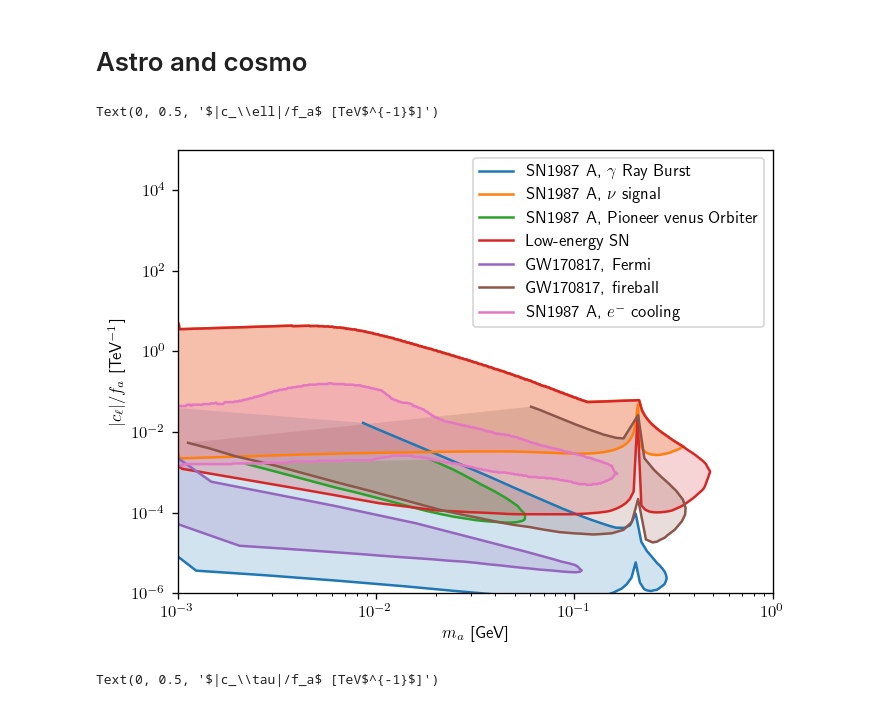
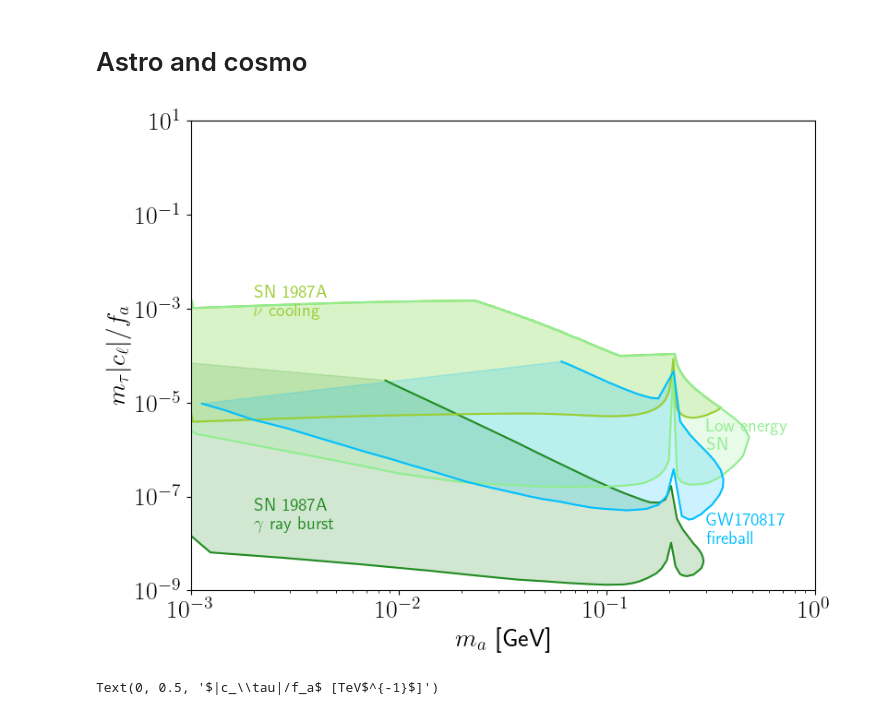
Before and after one commit to Jorge-Alda/tauALPs, a Jupyter notebook: ALP/astro_cosmo/astro_cosmo.ipynb, the cells around one changed output. Drawn from its saved outputs; the diff is of its cells as text; code cells hidden in the pictures.

Commit message:
Correct the trapping regime according to 2204.11862

```diff
--- a/ALP/astro_cosmo/astro_cosmo.ipynb
+++ b/ALP/astro_cosmo/astro_cosmo.ipynb
@@ -25,6 +25,11 @@ df_sn_pvo = pd.read_csv('SN1987A_PVO.txt', skiprows=2, sep='\t', names=['ma_eV',
 df_sne = pd.read_csv('SNe.txt', skiprows=3, sep='\t', names=['ma_eV', 'g_gamma']) #2201.09890
 df_gw_fermi = pd.read_csv('GW170817_Fermi.txt', skiprows=3, sep='\t', names=['ma_eV', 'g_gamma']) #2305.01002
 df_gw_fireball = pd.read_csv('GW170817_fireball.txt', skiprows=4, sep='\t', names=['ma_eV', 'g_gamma']) #2305.10327
+# %%
+# Trapping limit in 2204.11862
+
+df_sn_nu['g_gamma'] = [min(g, 2e-6) for g in df_sn_nu['g_gamma']]
+df_sne['g_gamma'] = [min(g, 2e-6) for g in df_sne['g_gamma']]
 # %%
 me = particle.literals.e_minus.mass/1000
 mmu = particle.literals.mu_minus.mass/1000
@@ -48,34 +53,47 @@ def Cgammagamma(ma, mlep, cgg0=0):
         c += B1(4*m**2/ma**2)
     return -c*alpha_em/np.pi
 # %%
-plt.figure(dpi=120)
-plt.loglog(df_sn_gamma['ma_eV']*1e-9, [1000*df_sn_gamma['g_gamma'][i]/np.abs(Cgammagamma(df_sn_gamma['ma_eV'][i]*1e-9, [me, mmu, mtau])) for i in df_sn_gamma.index], label=r'SN1987 A, $\gamma$ Ray Burst')
-plt.fill(df_sn_gamma['ma_eV']*1e-9, [1000*df_sn_gamma['g_gamma'][i]/np.abs(Cgammagamma(df_sn_gamma['ma_eV'][i]*1e-9, [me, mmu, mtau])) for i in df_sn_gamma.index], alpha=0.2)
-plt.loglog(df_sn_nu['ma_eV']*1e-9, [1000*df_sn_nu['g_gamma'][i]/np.abs(Cgammagamma(df_sn_nu['ma_eV'][i]*1e-9, [me, mmu, mtau])) for i in df_sn_nu.index], label=r'SN1987 A, $\nu$ signal')
-plt.fill(df_sn_nu['ma_eV']*1e-9, [1000*df_sn_nu['g_gamma'][i]/np.abs(Cgammagamma(df_sn_nu['ma_eV'][i]*1e-9, [me, mmu, mtau])) for i in df_sn_nu.index], alpha=0.2)
-plt.loglog(df_sn_pvo['ma_eV']*1e-9, [1000*df_sn_pvo['g_gamma'][i]/np.abs(Cgammagamma(df_sn_pvo['ma_eV'][i]*1e-9, [me, mmu, mtau])) for i in df_sn_pvo.index], label='SN1987 A, Pioneer venus Orbiter')
-plt.fill(df_sn_pvo['ma_eV']*1e-9, [1000*df_sn_pvo['g_gamma'][i]/np.abs(Cgammagamma(df_sn_pvo['ma_eV'][i]*1e-9, [me, mmu, mtau])) for i in df_sn_pvo.index], alpha=0.2)
-plt.loglog(df_sne['ma_eV']*1e-9, [1000*df_sne['g_gamma'][i]/np.abs(Cgammagamma(df_sne['ma_eV'][i]*1e-9, [me, mmu, mtau])) for i in df_sne.index], label='Low-energy SN')
-plt.fill(df_sne['ma_eV']*1e-9, [1000*df_sne['g_gamma'][i]/np.abs(Cgammagamma(df_sne['ma_eV'][i]*1e-9, [me, mmu, mtau])) for i in df_sne.index], alpha=0.2)
-plt.loglog(df_gw_fermi['ma_eV']*1e-9, [1000*df_gw_fermi['g_gamma'][i]/np.abs(Cgammagamma(df_gw_fermi['ma_eV'][i]*1e-9, [me, mmu, mtau])) for i in df_gw_fermi.index], label='GW170817, Fermi')
-plt.fill(df_gw_fermi['ma_eV']*1e-9, [1000*df_gw_fermi['g_gamma'][i]/np.abs(Cgammagamma(df_gw_fermi['ma_eV'][i]*1e-9, [me, mmu, mtau])) for i in df_gw_fermi.index], alpha=0.2)
-plt.loglog(df_gw_fireball['ma_eV']*1e-9, [1000*df_gw_fireball['g_gamma'][i]/np.abs(Cgammagamma(df_gw_fireball['ma_eV'][i]*1e-9, [me, mmu, mtau])) for i in df_gw_fireball.index], label='GW170817, fireball')
-plt.fill(df_gw_fireball['ma_eV']*1e-9, [1000*df_gw_fireball['g_gamma'][i]/np.abs(Cgammagamma(df_gw_fireball['ma_eV'][i]*1e-9, [me, mmu, mtau])) for i in df_gw_fireball.index], alpha=0.2)
-plt.plot(sn1987a['ma_GeV'], sn1987a['gae_sup']/(me/1e3), label=r'SN1987 A, $e^-$ cooling')
-plt.plot(sn1987a['ma_GeV'], sn1987a['gae_inf']/(me/1e3), c='tab:pink')
-plt.fill_between(sn1987a['ma_GeV'], sn1987a['gae_sup']/(me/1e3), sn1987a['gae_inf']/(me/1e3), alpha=0.2)
+plt.figure(figsize=(8, 6))
+
+plt.loglog(df_sn_gamma['ma_eV']*1e-9, [mtau*df_sn_gamma['g_gamma'][i]/np.abs(Cgammagamma(df_sn_gamma['ma_eV'][i]*1e-9, [me, mmu, mtau])) for i in df_sn_gamma.index], label=r'SN1987 A, $\gamma$ Ray Burst', c='forestgreen')
+plt.fill(df_sn_gamma['ma_eV']*1e-9, [mtau*df_sn_gamma['g_gamma'][i]/np.abs(Cgammagamma(df_sn_gamma['ma_eV'][i]*1e-9, [me, mmu, mtau])) for i in df_sn_gamma.index], alpha=0.2, c='forestgreen')
+plt.annotate('SN 1987A\n'+r'$\gamma$ ray burst', (2e-3, 2e-8), fontsize=14, color='forestgreen')
+
+plt.loglog(df_sn_nu['ma_eV']*1e-9, [mtau*df_sn_nu['g_gamma'][i]/np.abs(Cgammagamma(df_sn_nu['ma_eV'][i]*1e-9, [me, mmu, mtau])) for i in df_sn_nu.index], label=r'SN1987 A, $\nu$ cooling', c='yellowgreen')
+plt.fill(df_sn_nu['ma_eV']*1e-9, [mtau*df_sn_nu['g_gamma'][i]/np.abs(Cgammagamma(df_sn_nu['ma_eV'][i]*1e-9, [me, mmu, mtau])) for i in df_sn_nu.index], alpha=0.2, c='yellowgreen')
+plt.annotate('SN 1987A\n'+r'$\nu$ cooling', (2e-3, 7e-4), fontsize=14, color='yellowgreen')
+
+#plt.loglog(df_sn_pvo['ma_eV']*1e-9, [1000*df_sn_pvo['g_gamma'][i]/np.abs(Cgammagamma(df_sn_pvo['ma_eV'][i]*1e-9, [me, mmu, mtau])) for i in df_sn_pvo.index], label='SN1987 A, Pioneer venus Orbiter')
+#plt.fill(df_sn_pvo['ma_eV']*1e-9, [1000*df_sn_pvo['g_gamma'][i]/np.abs(Cgammagamma(df_sn_pvo['ma_eV'][i]*1e-9, [me, mmu, mtau])) for i in df_sn_pvo.index], alpha=0.2)
+
+plt.loglog(df_sne['ma_eV']*1e-9, [mtau*df_sne['g_gamma'][i]/np.abs(Cgammagamma(df_sne['ma_eV'][i]*1e-9, [me, mmu, mtau])) for i in df_sne.index], label='Low-energy SN', c='lightgreen')
+plt.fill(df_sne['ma_eV']*1e-9, [mtau*df_sne['g_gamma'][i]/np.abs(Cgammagamma(df_sne['ma_eV'][i]*1e-9, [me, mmu, mtau])) for i in df_sne.index], alpha=0.2, c='lightgreen')
+plt.annotate('Low energy\nSN', (3e-1, 1e-6), fontsize=14, color='lightgreen')
+
+#plt.loglog(df_gw_fermi['ma_eV']*1e-9, [1000*df_gw_fermi['g_gamma'][i]/np.abs(Cgammagamma(df_gw_fermi['ma_eV'][i]*1e-9, [me, mmu, mtau])) for i in df_gw_fermi.index], label='GW170817, Fermi')
+#plt.fill(df_gw_fermi['ma_eV']*1e-9, [1000*df_gw_fermi['g_gamma'][i]/np.abs(Cgammagamma(df_gw_fermi['ma_eV'][i]*1e-9, [me, mmu, mtau])) for i in df_gw_fermi.index], alpha=0.2)
+plt.loglog(df_gw_fireball['ma_eV']*1e-9, [mtau*df_gw_fireball['g_gamma'][i]/np.abs(Cgammagamma(df_gw_fireball['ma_eV'][i]*1e-9, [me, mmu, mtau])) for i in df_gw_fireball.index], label='GW170817, fireball', c='deepskyblue')
+plt.fill(df_gw_fireball['ma_eV']*1e-9, [mtau*df_gw_fireball['g_gamma'][i]/np.abs(Cgammagamma(df_gw_fireball['ma_eV'][i]*1e-9, [me, mmu, mtau])) for i in df_gw_fireball.index], alpha=0.2, c='deepskyblue')
+plt.annotate('GW170817\nfireball', (3e-1, 1e-8), fontsize=14, color='deepskyblue')
+#plt.plot(sn1987a['ma_GeV'], sn1987a['gae_sup']/(me/1e3), label=r'SN1987 A, $e^-$ cooling')
+#plt.plot(sn1987a['ma_GeV'], sn1987a['gae_inf']/(me/1e3), c='tab:pink')
+#plt.fill_between(sn1987a['ma_GeV'], sn1987a['gae_sup']/(me/1e3), sn1987a['gae_inf']/(me/1e3), alpha=0.2)
 
 ax = plt.gca()
 ax.set_xscale('log')
 ax.set_yscale('log')
 plt.xlim(1e-3, 1)
-plt.ylim(1e-6, 1e5)
-plt.legend()
-plt.xlabel(r'$m_a$ [GeV]')
-plt.ylabel(r'$|c_\ell|/f_a$ [TeV$^{-1}$]')
+plt.ylim(1e-9, 10)
+#plt.legend()
+plt.xlabel(r'$m_a$ [GeV]', fontsize=20)
+plt.ylabel(r'$m_\tau|c_\ell|/f_a$', fontsize=20)
+plt.xticks(fontsize=20)
+plt.yticks(fontsize=20)
+
+plt.tight_layout(pad=0.5)
+plt.savefig('astro_lfu.pdf')
 # %% [output]
-Text(0, 0.5, '$|c_\\ell|/f_a$ [TeV$^{-1}$]')
-[figure, old version]
+[figure, new version]
 # %%
 plt.figure(dpi=120)
 plt.loglog(df_sn_gamma['ma_eV']*1e-9, [1000*df_sn_gamma['g_gamma'][i]/np.abs(Cgammagamma(df_sn_gamma['ma_eV'][i]*1e-9, [mtau])) for i in df_sn_gamma.index], label=r'SN1987 A, $\gamma$ Ray Burst')
```
Also changed, not shown: parts of 1 cell of this notebook, 14 other files.
